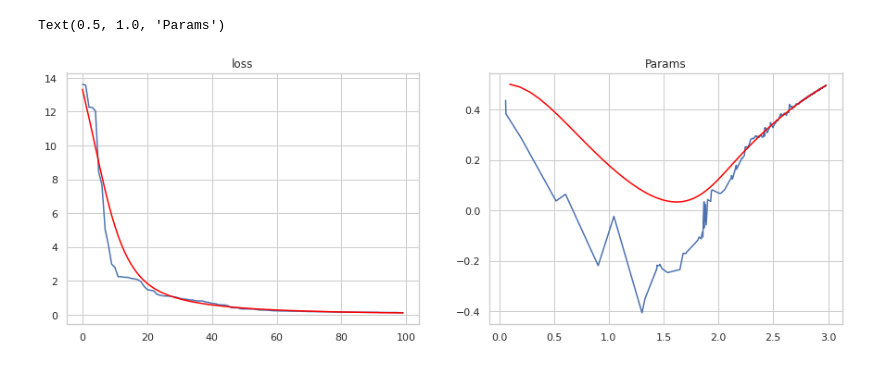
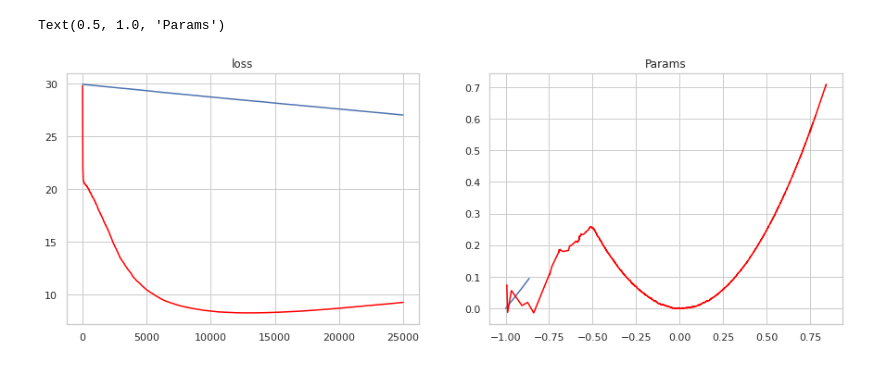
Before and after one commit to DSSC-projects/veni, a Jupyter notebook: fmin.ipynb, the cells around one changed output. Drawn from its saved outputs; the diff is of its cells as text; code cells hidden in the pictures.

Commit message:
Add optimizers

```diff
--- a/fmin.ipynb
+++ b/fmin.ipynb
@@ -62,38 +104,38 @@ class SGD(object):
 # %%
-theta = jnp.array([0., 0.5])
+theta = jnp.array([-1., 0.])
 xs = []
 ys = []
 f_val = []
 
-optim = SGD(theta, eta=0.01)
+optim = Adam(theta, eta=0.00001)
 
 for i in tqdm(range(1000)):
-    theta = optim.forward_update(theta, jax.random.PRNGKey(i), beale)
+    theta = optim.forward_update(theta, jax.random.PRNGKey(i), rosenbrock)
     xs.append(float(theta[0]))
     ys.append(float(theta[1]))
     f_val.append(float(beale(theta)))
 # %%
-theta = jnp.array([0., 0.5])
+theta = jnp.array([-1., 0.])
 xs_1 = []
 ys_1 = []
 f_val_1 = []
 
-optim = SGD(theta, eta=0.01)
+optim = SGD(theta, eta=0.0001)
 
-for i in tqdm(range(1000)):
-    theta = optim.backward_update(theta, beale)
+for i in tqdm(range(25000)):
+    theta = optim.forward_update(theta, jax.random.PRNGKey(i), rosenbrock)
     xs_1.append(float(theta[0]))
     ys_1.append(float(theta[1]))
     f_val_1.append(float(beale(theta)))
 # %%
 fig, ax = plt.subplots(1, 2, figsize=(15, 5))
-sns.lineplot(x=[i for i in range(100)], y=f_val[:100], ax=ax[0])
-sns.lineplot(x=[i for i in range(100)], y=f_val_1[:100], ax=ax[0], color='red')
+sns.lineplot(x=[i for i in range(len(f_val))], y=f_val, ax=ax[0])
+sns.lineplot(x=[i for i in range(len(f_val_1))], y=f_val_1, ax=ax[0], color='red')
 # add title : loss
 ax[0].set_title('loss')
 sns.lineplot(x=xs, y=ys, ax=ax[1])
 sns.lineplot(x=xs_1, y=ys_1, ax=ax[1], color='red')
 ax[1].set_title('Params')
 # %% [output]
 Text(0.5, 1.0, 'Params')
-[figure, old version]
+[figure, new version]
```
Also changed, not shown: parts of 2 cells of this notebook, 1 other file.
